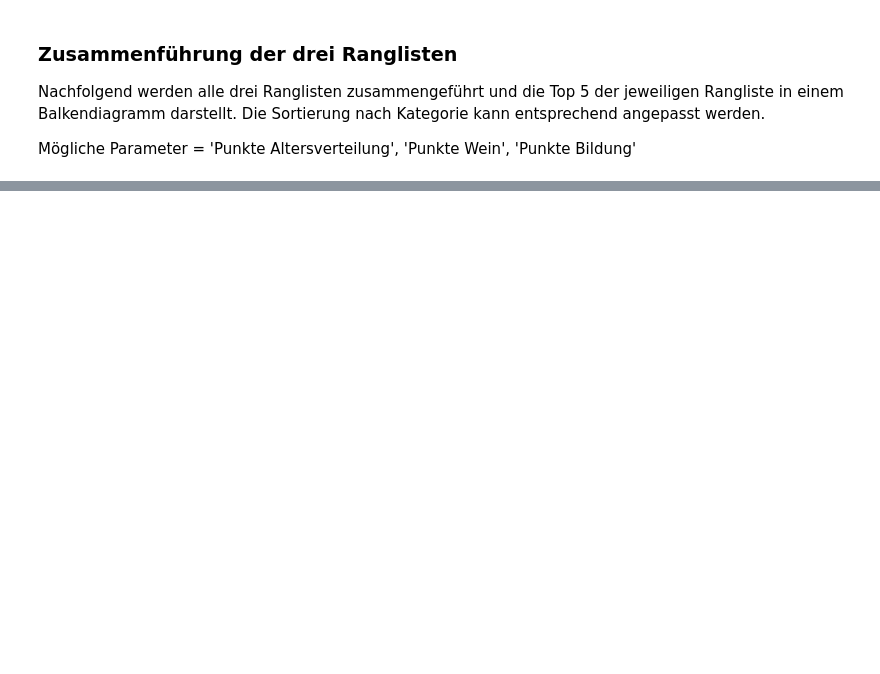
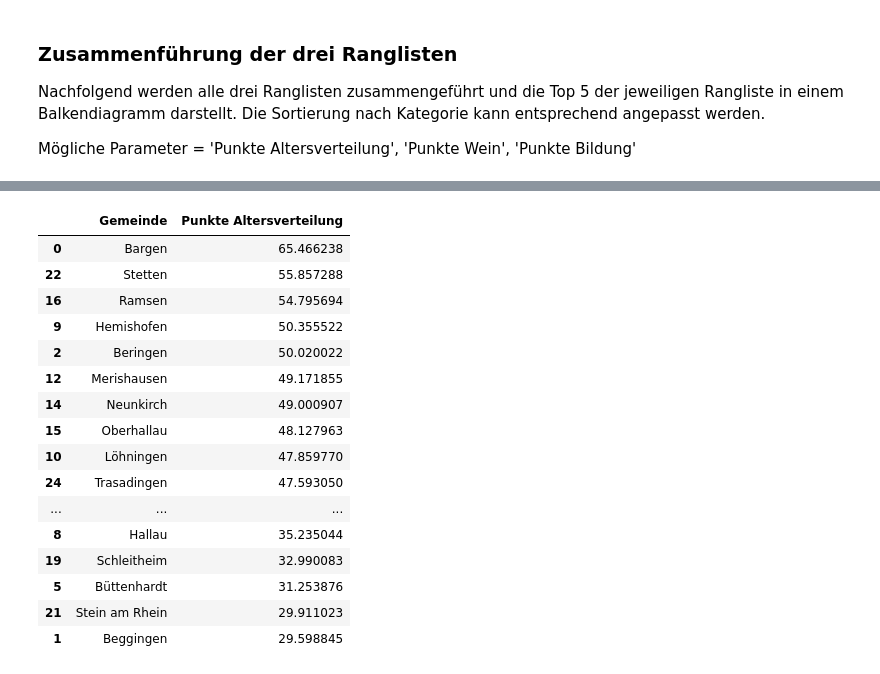
Before and after one commit to janzimmermann1/dawr-assessment-1, a Jupyter notebook: Assignment1.ipynb, the cells around one changed output, grey strips where cells are left out. Saved outputs shown, nothing was run; the diff lists cells and outputs as text; code cells hidden in the pictures; blank space fills up the shorter version.

```diff
--- a/Assignment1.ipynb
+++ b/Assignment1.ipynb
@@ -268,0 +270,20 @@ showBarDiagramWithValues(df_all_rankings.head(), 'Top 5 der Gemeinden in Schaffh
+# %%
+dataframe_population
+# %% [output]
+|  | Gemeinde | Punkte Altersverteilung |
+| 0 | Bargen | 65.466238 |
+| 22 | Stetten | 55.857288 |
+| 16 | Ramsen | 54.795694 |
+| 9 | Hemishofen | 50.355522 |
+| 2 | Beringen | 50.020022 |
+| 12 | Merishausen | 49.171855 |
+| 14 | Neunkirch | 49.000907 |
+| 15 | Oberhallau | 48.127963 |
+| 10 | Löhningen | 47.859770 |
+| 24 | Trasadingen | 47.593050 |
+| ... | ... | ... |
+| 8 | Hallau | 35.235044 |
+| 19 | Schleitheim | 32.990083 |
+| 5 | Büttenhardt | 31.253876 |
+| 21 | Stein am Rhein | 29.911023 |
+| 1 | Beggingen | 29.598845 |
```
Also changed, not shown: parts of 7 cells of this notebook.
